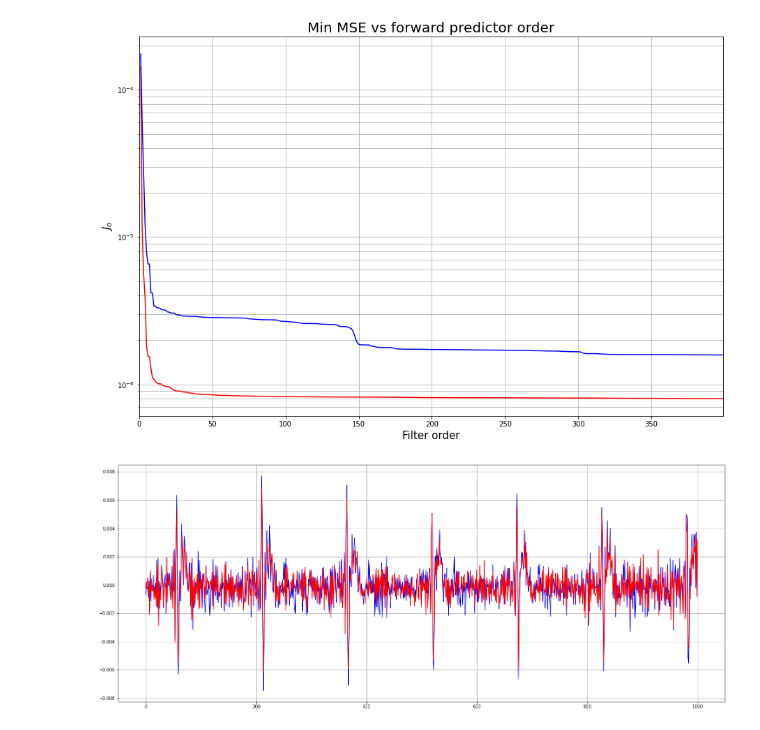
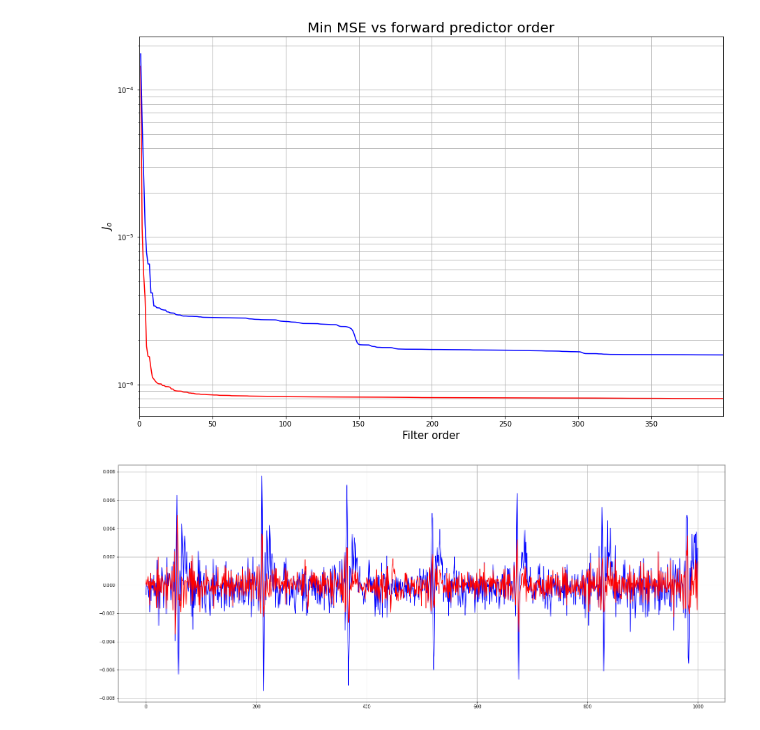
Before and after one commit to BikeTeam/pasa-tp3, a Jupyter notebook: src/tp3.ipynb, the cells around one changed output. Cells and saved outputs as stored; diff of their text form; code cells hidden in the pictures.

```diff
--- a/src/tp3.ipynb
+++ b/src/tp3.ipynb
@@ -25,7 +25,7 @@ import scipy.signal as sps
 ## 1.1 Grabación de /a/
 # %%
 # /a/ sound
-a_fs, a_sound = wavfile.read('./assets/a_sound.wav')
+a_fs, a_sound = wavfile.read('../assets/a_sound.wav')
 
 # Plot signal
 print_signal(np.arange(len(a_sound)) / a_fs, a_sound, '/a/ recording', samplerate=a_fs, xlim=(0,len(a_sound)/10/a_fs))
@@ -121,16 +121,16 @@ def get_forward_error(signal, a):
     a_e = np.concatenate(([1],a))
     return sps.lfilter(a_e, [1], signal)
 # %%
-a75, _ = forward_prediction_filter(a_norm, 12)
-e75 = get_forward_error(a_norm, a75)
+a12, _ = forward_prediction_filter(a_norm, 12)
+e12 = get_forward_error(a_norm, a12)
 
-a250, _ = forward_prediction_filter(a_norm, 75)
-e250 = get_forward_error(a_norm, a250)
+a175, _ = forward_prediction_filter(a_norm,175)
+e175 = get_forward_error(a_norm, a175)
 # %%
 plt.figure(figsize=(25,10))
-plt.plot(e75[5000:6000], color='blue')
-plt.plot(e250[5000:6000], color='red')
+plt.plot(e12[5000:6000], color='blue')
+plt.plot(e175[5000:6000], color='red')
 plt.grid(which='both', axis='both')
 plt.plot();
 # %% [output]
-[figure, old version]
+[figure, new version]
```
Also changed, not shown: parts of 10 cells of this notebook.
